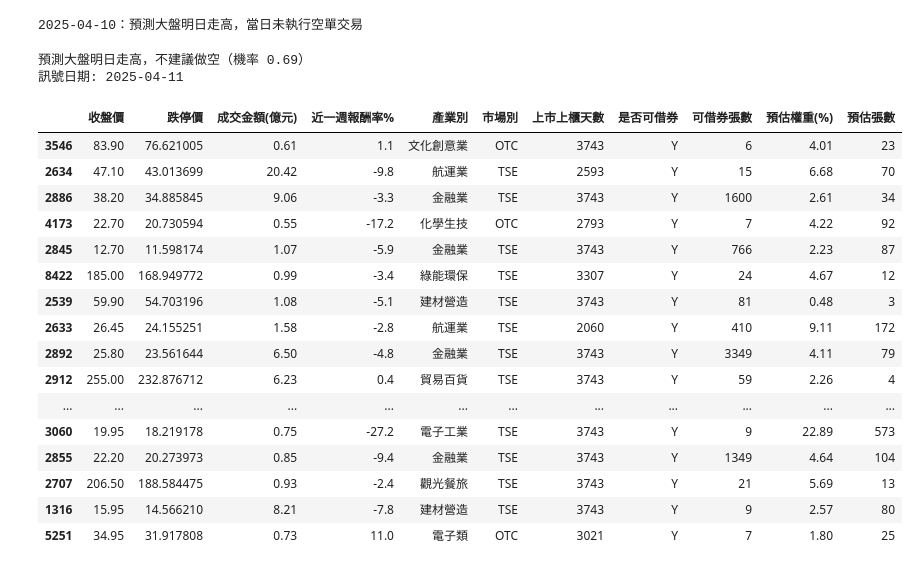
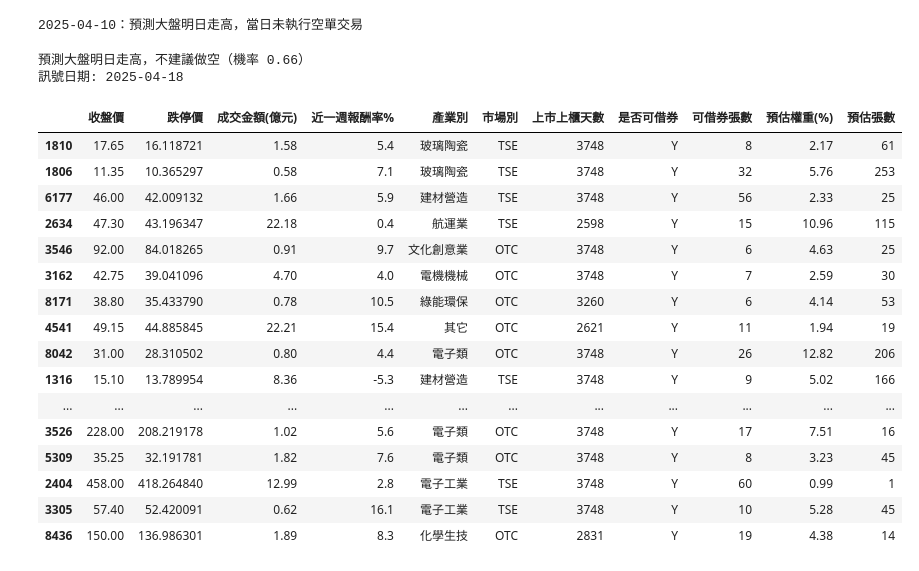
Before and after one commit to roger2389/CB-Hedge, a Jupyter notebook: factor_lib/cb_long_short _all.ipynb, the cells around one changed output. Saved outputs shown, nothing was run; the diff lists cells and outputs as text; code cells hidden in the pictures.

```diff
--- a/factor_lib/cb_long_short _all.ipynb
+++ b/factor_lib/cb_long_short _all.ipynb
@@ -110,8 +108,8 @@ Handler = Handler()
 # %%
 Adjust_Factor = Handler['Adjust_Factor']
 #定义调整股价
-Handler['Adj_Open'] = Adjust_Factor * Handler['Open']
-Handler['Adj_Close'] = Adjust_Factor * Handler['Close']
+Handler['Adj_Open'] = 1 * Handler['Open']
+Handler['Adj_Close'] = 1 * Handler['Close']
 # %%
 # con_1 = (Data_dict['turnover']).rolling(5).mean()>=0.2
 con_1 = (MBQ_tej_v2_Handler('amt')).rolling(20).mean()>= 50000000
@@ -148,9 +146,9 @@ Start to update本地 sbadt_fg from 2025-04-11 00:00:00 to 2025-04-11 00:00:00
 # %%
-# factor_df = pd.concat({data_name:Handler[data_name][con].loc['2015':].stack(future_stack=True) for data_name in tqdm.tqdm(list(Handler.cash_list()))},axis=1)
+factor_df = pd.concat({data_name:Handler[data_name][con].loc['2015':].stack(future_stack=True) for data_name in tqdm.tqdm(list(Handler.cash_list()))},axis=1)
 factor_df5 = pd.read_pickle('./Data/factor_df3.pkl')
-# factor_df = factor_df.reindex(columns=factor_df5.columns)
-factor_df = factor_df5
-# factor_df.to_pickle('./Data/factor_df3.pkl')
+factor_df = factor_df.reindex(columns=factor_df5.columns)
+# factor_df = factor_df5
+factor_df.to_pickle('./Data/factor_df3.pkl')
 factor_df
 # %% [output]
 |  |  | PLUS_deTurn | SPS | Alpha038 | Alpha084 | Turn20_dePLUS | RPV_deTurn20 | Alpha001 | ... |
@@ -201,6 +198,8 @@ if 重新訓練模型:
     model.fit(Pool(data = X,label = y,group_id = group_id),early_stopping_rounds=50)
     print('cat存档')
     model.save_model('cat_model')
+    feature_importance = model.get_feature_importance(Pool(X, label=y, group_id=group_id))
+    feature_names = X.columns
 # %%
 # from catboost import CatBoostRanker, Pool
 # import pandas as pd
@@ -695,7 +718,7 @@ None
 # %% [markdown]
 ### 預測大盤
 # %%
-twse = tejapi.get('TWN/APIPRCD', coid='IX0001',opts={'columns': ['mdate','close_d','open_d','high_d','low_d','vol','turnover']}, mdate={'gte': '2010-01-01', 'lte':'2025-04-11'}, paginate=True)
+twse = tejapi.get('TWN/APIPRCD', coid='IX0001',opts={'columns': ['mdate','close_d','open_d','high_d','low_d','vol','turnover']}, mdate={'gte': '2010-01-01', 'lte':'2025-04-18'}, paginate=True)
 top50 = tejapi.get('TWN/APIPRCD', coid='0050',opts={'columns': ['mdate','close_d','open_d']}, mdate={'gte': '2010-01-01', 'lte':datetime.today().strftime('%Y-%m-%d')}, paginate=True)
 # %%
 Zscore = lambda series: (series - series.rolling(60).mean()) / series.rolling(60).std()
@@ -1309,7 +1350,7 @@ get_daily_trade_info('2025-4-10', factor, Handler, exp_ret, lend, 可借券名
 # %% [output]
 2025-04-10：預測大盤明日走高，當日未執行空單交易
 # %%
-date = pd.to_datetime("2025-04-11")
+date = pd.to_datetime("2025-04-18")
 low_n = 20
 刪除標的 = []
 指定交易标的 = []
@@ -1347,52 +1388,54 @@ ind_ = ind[ind['mdate'] == date].set_index('coid')['產業別'].str.replace(r'^[
     index=singal_list2,
     name='是否可借券'
 ).map({True: 'Y', False: 'F'})
 lend_qty = (lend.set_index('coid')['Qty'] // 1000).loc[singal_list2]  # 換算成張數（整數除法）
 
 # === 訊號觸發條件 ===
-market_signal_today = market_condition.get(date, 0) == 1
+market_prob = market_proba.get(date, 0.5)
 
 # === 結果 ===
-if market_signal_today:
-    print(f"預測大盤明日走高，不建議做空（機率 {market_proba.get(date, 0.5):.2f}）")
+if market_prob > 0.5:
+    print(f"預測大盤明日走高，不建議做空（機率 {market_prob:.2f}）")
+elif market_prob < 0.5:
+    print(f"預測大盤明日走低，建議做空（機率 {market_prob:.2f}）")
 else:
-    print(f"預測大盤明日走低，建議做空（機率 {market_proba.get(date, 0.5):.2f}）")
+    print(f"預測大盤漲跌機率均等（機率 {market_prob:.2f}")
 預估權重 = short_weights.loc[date, singal_list2].fillna(0)
 
 預估張數 = ((預估權重 * 50000000) / (收盤價2 * 1000)).fillna(0).astype(int)
 訊號表 = pd.concat([
     收盤價2.rename('收盤價'),
     (收盤價2 / 1.095).rename('跌停價'),
     成交量2.rename('成交金額(億元)'),
     近一週報酬率.rename('近一週報酬率%'),
     產業別2.rename('產業別'),
     市場別2.rename('市場別'),
     上市天數,
     是否可借券.rename('是否可借券'),
     lend_qty.rename('可借券張數'),
     預估權重.rename('預估權重(%)').mul(100).round(2),
     預估張數.rename('預估張數')
 ], axis=1)
 
 print(f'訊號日期: {date.date()}')
 display(訊號表)
 # %% [output]
-預測大盤明日走高，不建議做空（機率 0.69）
-訊號日期: 2025-04-11
+預測大盤明日走高，不建議做空（機率 0.66）
+訊號日期: 2025-04-18
 |  | 收盤價 | 跌停價 | 成交金額(億元) | 近一週報酬率% | 產業別 | 市場別 | 上市上櫃天數 | 是否可借券 | 可借券張數 | 預估權重(%) | 預估張數 |
-| 3546 | 83.90 | 76.621005 | 0.61 | 1.1 | 文化創意業 | OTC | 3743 | Y | 6 | 4.01 | 23 |
-| 2634 | 47.10 | 43.013699 | 20.42 | -9.8 | 航運業 | TSE | 2593 | Y | 15 | 6.68 | 70 |
-| 2886 | 38.20 | 34.885845 | 9.06 | -3.3 | 金融業 | TSE | 3743 | Y | 1600 | 2.61 | 34 |
-| 4173 | 22.70 | 20.730594 | 0.55 | -17.2 | 化學生技 | OTC | 2793 | Y | 7 | 4.22 | 92 |
-| 2845 | 12.70 | 11.598174 | 1.07 | -5.9 | 金融業 | TSE | 3743 | Y | 766 | 2.23 | 87 |
-| 8422 | 185.00 | 168.949772 | 0.99 | -3.4 | 綠能環保 | TSE | 3307 | Y | 24 | 4.67 | 12 |
-| 2539 | 59.90 | 54.703196 | 1.08 | -5.1 | 建材營造 | TSE | 3743 | Y | 81 | 0.48 | 3 |
-| 2633 | 26.45 | 24.155251 | 1.58 | -2.8 | 航運業 | TSE | 2060 | Y | 410 | 9.11 | 172 |
-| 2892 | 25.80 | 23.561644 | 6.50 | -4.8 | 金融業 | TSE | 3743 | Y | 3349 | 4.11 | 79 |
-| 2912 | 255.00 | 232.876712 | 6.23 | 0.4 | 貿易百貨 | TSE | 3743 | Y | 59 | 2.26 | 4 |
+| 1810 | 17.65 | 16.118721 | 1.58 | 5.4 | 玻璃陶瓷 | TSE | 3748 | Y | 8 | 2.17 | 61 |
+| 1806 | 11.35 | 10.365297 | 0.58 | 7.1 | 玻璃陶瓷 | TSE | 3748 | Y | 32 | 5.76 | 253 |
+| 6177 | 46.00 | 42.009132 | 1.66 | 5.9 | 建材營造 | TSE | 3748 | Y | 56 | 2.33 | 25 |
+| 2634 | 47.30 | 43.196347 | 22.18 | 0.4 | 航運業 | TSE | 2598 | Y | 15 | 10.96 | 115 |
+| 3546 | 92.00 | 84.018265 | 0.91 | 9.7 | 文化創意業 | OTC | 3748 | Y | 6 | 4.63 | 25 |
+| 3162 | 42.75 | 39.041096 | 4.70 | 4.0 | 電機機械 | OTC | 3748 | Y | 7 | 2.59 | 30 |
+| 8171 | 38.80 | 35.433790 | 0.78 | 10.5 | 綠能環保 | OTC | 3260 | Y | 6 | 4.14 | 53 |
+| 4541 | 49.15 | 44.885845 | 22.21 | 15.4 | 其它 | OTC | 2621 | Y | 11 | 1.94 | 19 |
+| 8042 | 31.00 | 28.310502 | 0.80 | 4.4 | 電子類 | OTC | 3748 | Y | 26 | 12.82 | 206 |
+| 1316 | 15.10 | 13.789954 | 8.36 | -5.3 | 建材營造 | TSE | 3748 | Y | 9 | 5.02 | 166 |
 | ... | ... | ... | ... | ... | ... | ... | ... | ... | ... | ... | ... |
-| 3060 | 19.95 | 18.219178 | 0.75 | -27.2 | 電子工業 | TSE | 3743 | Y | 9 | 22.89 | 573 |
-| 2855 | 22.20 | 20.273973 | 0.85 | -9.4 | 金融業 | TSE | 3743 | Y | 1349 | 4.64 | 104 |
-| 2707 | 206.50 | 188.584475 | 0.93 | -2.4 | 觀光餐旅 | TSE | 3743 | Y | 21 | 5.69 | 13 |
-| 1316 | 15.95 | 14.566210 | 8.21 | -7.8 | 建材營造 | TSE | 3743 | Y | 9 | 2.57 | 80 |
-| 5251 | 34.95 | 31.917808 | 0.73 | 11.0 | 電子類 | OTC | 3021 | Y | 7 | 1.80 | 25 |
+| 3526 | 228.00 | 208.219178 | 1.02 | 5.6 | 電子類 | OTC | 3748 | Y | 17 | 7.51 | 16 |
+| 5309 | 35.25 | 32.191781 | 1.82 | 7.6 | 電子類 | OTC | 3748 | Y | 8 | 3.23 | 45 |
+| 2404 | 458.00 | 418.264840 | 12.99 | 2.8 | 電子工業 | TSE | 3748 | Y | 60 | 0.99 | 1 |
+| 3305 | 57.40 | 52.420091 | 0.62 | 16.1 | 電子工業 | TSE | 3748 | Y | 10 | 5.28 | 45 |
+| 8436 | 150.00 | 136.986301 | 1.89 | 8.3 | 化學生技 | OTC | 2831 | Y | 19 | 4.38 | 14 |
```
Also changed, not shown: parts of 19 cells of this notebook.
